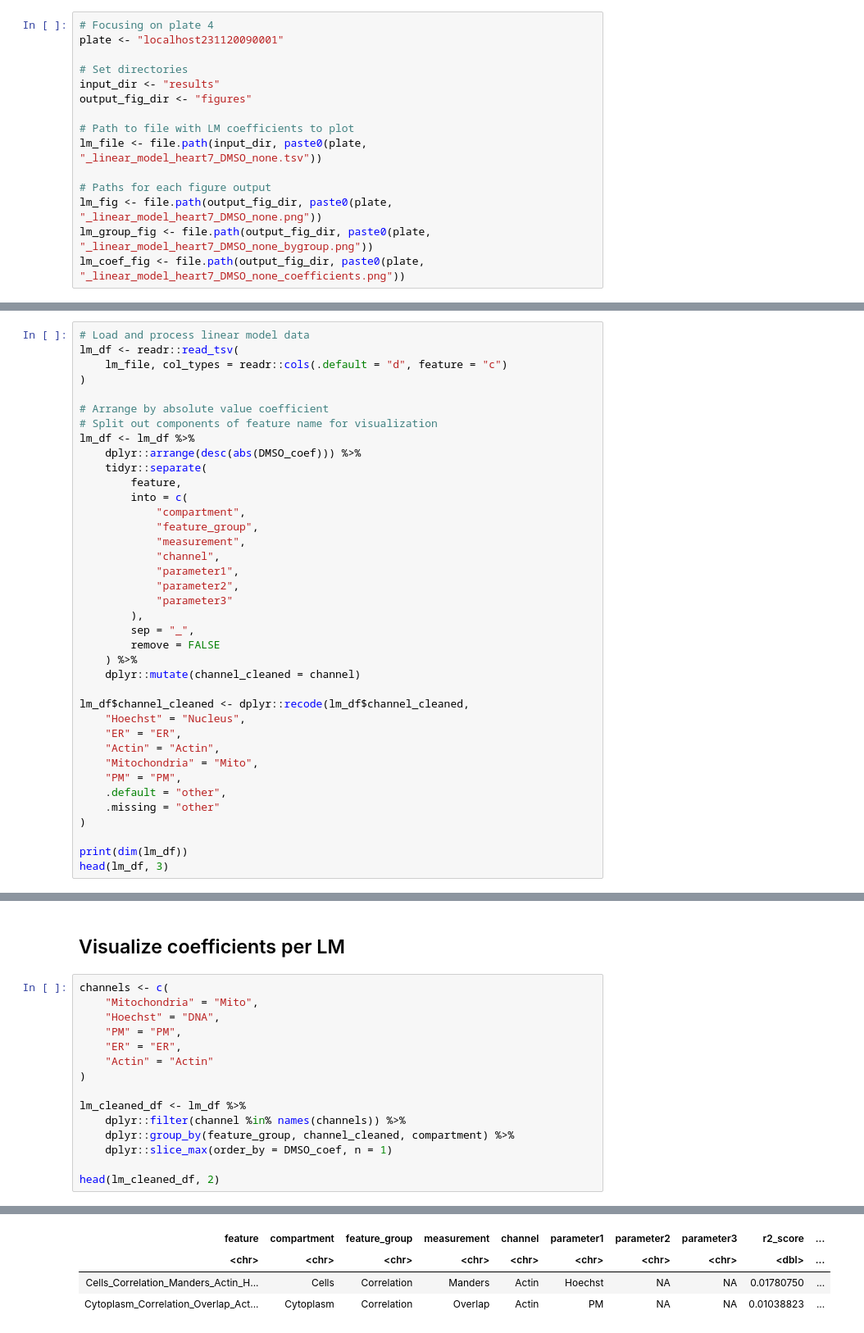
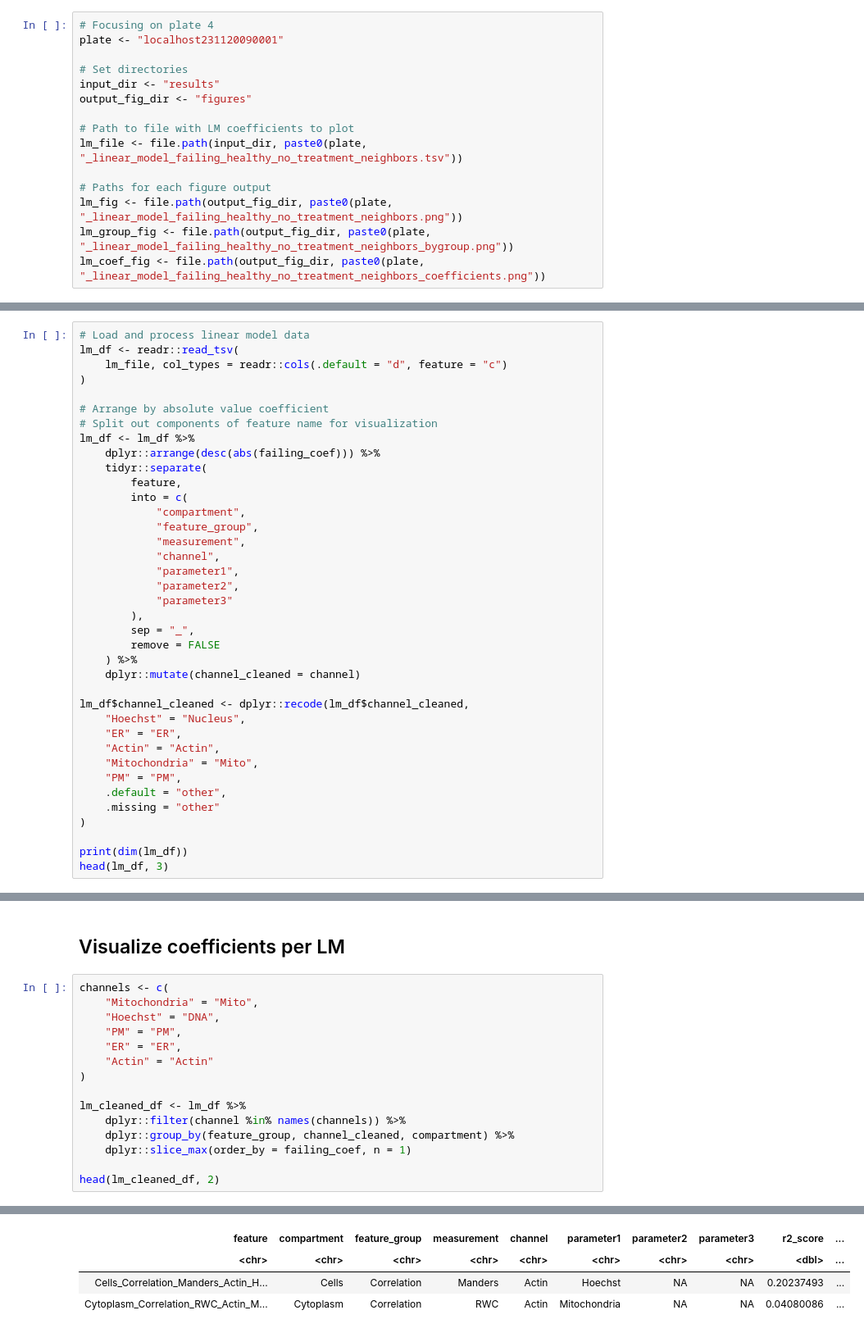
Before and after one commit to WayScience/cellpainting_predicts_cardiac_fibrosis, a Jupyter notebook: 4.analyze_data/notebooks/linear_model/1.visualize_linear_model.ipynb, the cells around one changed output, grey strips where cells are left out. Shown: that part at 82% size. Cells and saved outputs as stored; diff of their text form.

```diff
--- a/4.analyze_data/notebooks/linear_model/1.visualize_linear_model.ipynb
+++ b/4.analyze_data/notebooks/linear_model/1.visualize_linear_model.ipynb
@@ -23,12 +23,12 @@ input_dir <- "results"
 output_fig_dir <- "figures"
 
 # Path to file with LM coefficients to plot
-lm_file <- file.path(input_dir, paste0(plate, "_linear_model_heart7_DMSO_none.tsv"))
+lm_file <- file.path(input_dir, paste0(plate, "_linear_model_failing_healthy_no_treatment_neighbors.tsv"))
 
 # Paths for each figure output
-lm_fig <- file.path(output_fig_dir, paste0(plate, "_linear_model_heart7_DMSO_none.png"))
-lm_group_fig <- file.path(output_fig_dir, paste0(plate, "_linear_model_heart7_DMSO_none_bygroup.png"))
-lm_coef_fig <- file.path(output_fig_dir, paste0(plate, "_linear_model_heart7_DMSO_none_coefficients.png"))
+lm_fig <- file.path(output_fig_dir, paste0(plate, "_linear_model_failing_healthy_no_treatment_neighbors.png"))
+lm_group_fig <- file.path(output_fig_dir, paste0(plate, "_linear_model_failing_healthy_no_treatment_neighbors_bygroup.png"))
+lm_coef_fig <- file.path(output_fig_dir, paste0(plate, "_linear_model_failing_healthy_no_treatment_neighbors_coefficients.png"))
 # %% [markdown]
 ## Clean and sort the data prior to plotting
 # %%
@@ -56,7 +56,7 @@ lm_df <- readr::read_tsv(
 # Arrange by absolute value coefficient
 # Split out components of feature name for visualization
 lm_df <- lm_df %>%
-    dplyr::arrange(desc(abs(DMSO_coef))) %>%
+    dplyr::arrange(desc(abs(failing_coef))) %>%
     tidyr::separate(
         feature,
         into = c(
@@ -161,24 +161,24 @@ lm_group_fig_gg
 # %%
 channels <- c(
     "Mitochondria" = "Mito",
     "Hoechst" = "DNA",
     "PM" = "PM",
     "ER" = "ER",
     "Actin" = "Actin"
 )
 
 lm_cleaned_df <- lm_df %>%
     dplyr::filter(channel %in% names(channels)) %>%
     dplyr::group_by(feature_group, channel_cleaned, compartment) %>%
-    dplyr::slice_max(order_by = DMSO_coef, n = 1)
+    dplyr::slice_max(order_by = failing_coef, n = 1)
 
 head(lm_cleaned_df, 2)
 # %% [output]
 A grouped_df: 2 × 13
 | feature | compartment | feature_group | measurement | channel | parameter1 | parameter2 | parameter3 | r2_score | ... |
 | <chr> | <chr> | <chr> | <chr> | <chr> | <chr> | <chr> | <chr> | <dbl> | ... |
-| Cells_Correlation_Manders_Actin_H... | Cells | Correlation | Manders | Actin | Hoechst | NA | NA | 0.01780750 | ... |
-| Cytoplasm_Correlation_Overlap_Act... | Cytoplasm | Correlation | Overlap | Actin | PM | NA | NA | 0.01038823 | ... |
+| Cells_Correlation_Manders_Actin_H... | Cells | Correlation | Manders | Actin | Hoechst | NA | NA | 0.20237493 | ... |
+| Cytoplasm_Correlation_RWC_Actin_M... | Cytoplasm | Correlation | RWC | Actin | Mitochondria | NA | NA | 0.04080086 | ... |
 # %%
 coef_gg <- (
     ggplot(lm_cleaned_df, aes(x = channel_cleaned, y = feature_group))
```
Also changed, not shown: parts of 5 cells of this notebook, 7 other files.
